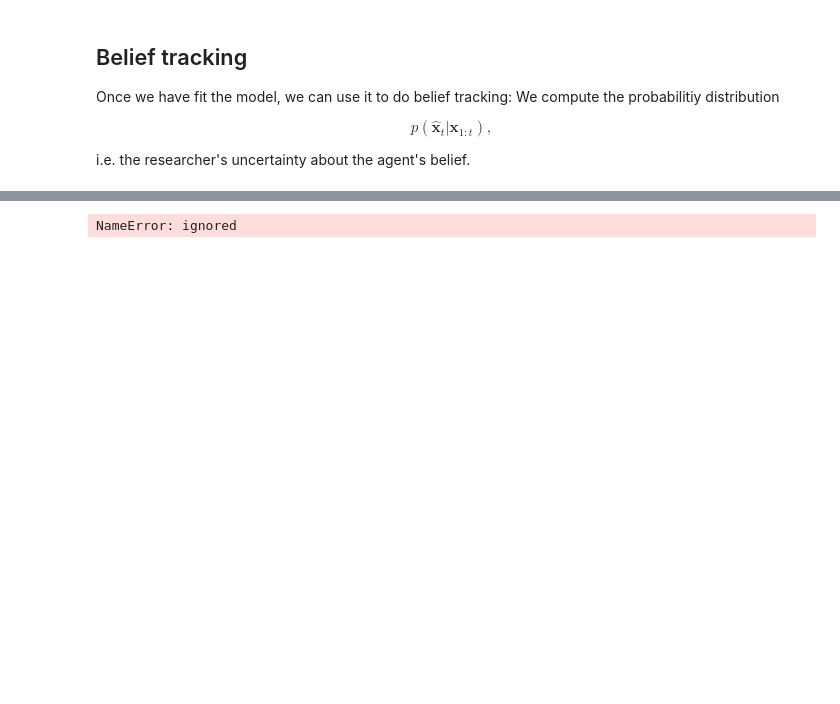
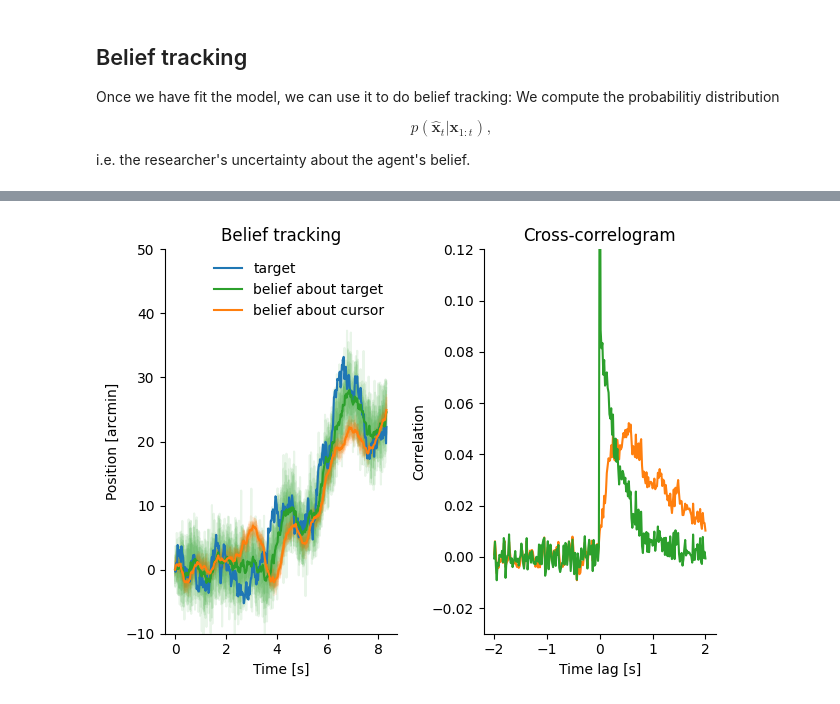
Before and after one commit to RothkopfLab/lqg, a Jupyter notebook: CCN_2022_Tutorial.ipynb, the cells around one changed output, grey strips where cells are left out. Saved outputs shown, nothing was run; the diff lists cells and outputs as text; code cells hidden in the pictures; blank space fills up the shorter version.

Commit message:
Add belief tracking function

```diff
--- a/CCN_2022_Tutorial.ipynb
+++ b/CCN_2022_Tutorial.ipynb
@@ -688,41 +686,41 @@ NameError: ignored
 # %%
-mu, Sigma = model.conditional_moments(x)
-d = dist.MultivariateNormal(mu, Sigma[:, jnp.newaxis])
-x_samp = d.sample(random.PRNGKey(0), sample_shape=(10,))
+d = model.belief_tracking_distribution(x)
+belief_samples = d.sample(random.PRNGKey(0), sample_shape=(10,))
+belief_mean = d.loc # get mean of belief distribution
 
 f, ax = plt.subplots(1, 2)
 ax[0].plot(jnp.arange(500) / 60, x[:, 1, 0], label="target")
-ax[0].plot(jnp.arange(500) / 60, mu[:, 1, 2], label="belief about target", color="C2")
-ax[0].plot(jnp.arange(500) / 60, mu[:, 1, 3], label="belief about cursor", color="C1")
+ax[0].plot(jnp.arange(500) / 60, belief_mean[:, 1, 0], label="belief about target", color="C2")
+ax[0].plot(jnp.arange(500) / 60, belief_mean[:, 1, 1], label="belief about cursor", color="C1")
 
 for i in range(10):
-  ax[0].plot(jnp.arange(500) / 60, x_samp[i, :, 1, 2],
+  ax[0].plot(jnp.arange(500) / 60, belief_samples[i, :, 1, 0],
           color="C2", alpha=0.1, zorder=-1)
-  ax[0].plot(jnp.arange(500) / 60, x_samp[i, :, 1, 3],
+  ax[0].plot(jnp.arange(500) / 60, belief_samples[i, :, 1, 1],
           color="C1", alpha=0.1, zorder=-1)
 ax[0].set_ylim(-10, 50)
 ax[0].set_title("Belief tracking")
 ax[0].set_xlabel("Time [s]")
 ax[0].set_ylabel("Position [arcmin]")
 ax[0].legend(frameon=False)
 
 # cross-correlograms with belief about cursor
-lags, correls = xcorr(jnp.diff(mu[..., 3], axis=0).T,
+lags, correls = xcorr(jnp.diff(belief_mean[..., 1], axis=0).T,
                       jnp.diff(x[..., 0], axis=0).T, maxlags=120)
 
 ax[1].plot(lags / 60, correls.mean(axis=0), color="C1")
 
 # cross-correlograms with belief about target
-lags, correls = xcorr(jnp.diff(mu[..., 2], axis=0).T,
+lags, correls = xcorr(jnp.diff(belief_mean[..., 0], axis=0).T,
                       jnp.diff(x[..., 0], axis=0).T, maxlags=120)
 
 ax[1].plot(lags / 60, correls.mean(axis=0), color="C2")
 
 ax[1].set_ylim(-.03, .12)
 ax[1].set_title("Cross-correlogram")
 ax[1].set_ylabel("Correlation")
 ax[1].set_xlabel("Time lag [s]")
 
 f.tight_layout()
 # %% [output]
-NameError: ignored
+[figure, added]
```
Also changed, not shown: parts of 9 cells of this notebook, 3 other files.
